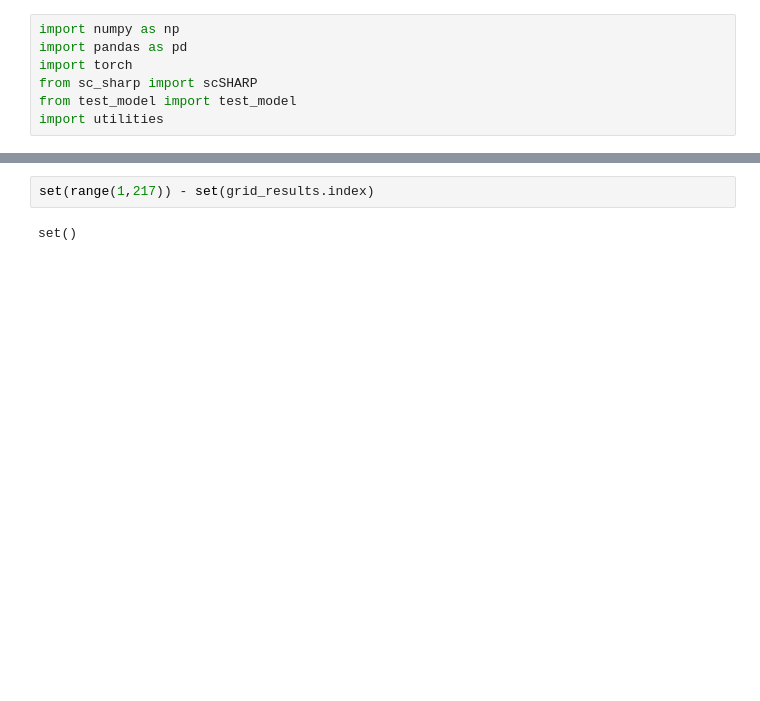
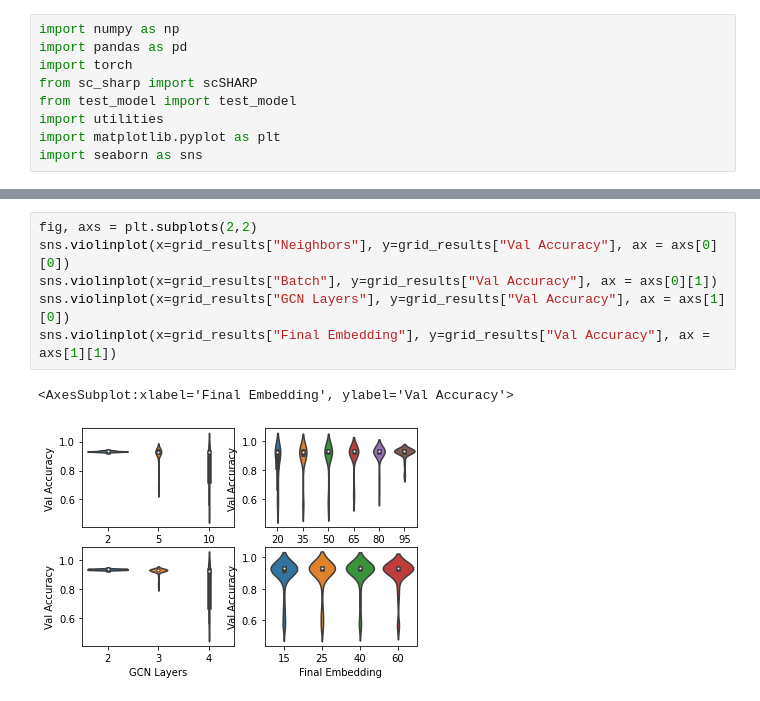
Before and after one commit to lewinsohndp/scSHARP, a Jupyter notebook: pbmc_test_results.ipynb, the cells around one changed output, grey strips where cells are left out. Saved outputs shown, nothing was run; the diff lists cells and outputs as text; blank space fills up the shorter version.

Commit message:
testing results

```diff
--- a/pbmc_test_results.ipynb
+++ b/pbmc_test_results.ipynb
@@ -5,6 +5,8 @@ import torch
 from sc_sharp import scSHARP
 from test_model import test_model
 import utilities
+import matplotlib.pyplot as plt
+import seaborn as sns
 # %%
 grid_results = pd.read_csv("grid_search_pbmc_output/combined.csv", header=None, index_col=0)
 grid_results.columns = ["Total Accuracy", "Val Accuracy", "Test Accuracy", "Total SD", "Val SD", "Test SD", "Config", "Dropout", "Batch", "Neighbors"]
@@ -26,7 +28,12 @@ grid_results.sort_values("Val Accuracy", ascending=False).head(10)
 | 139 | 0.959079 | 0.939142 | 0.0 | 0.000859 | 0.002543 | 0.0 | 2_15.txt | 0.0 | 80 | ... |
 | 160 | 0.959287 | 0.939008 | 0.0 | 0.000565 | 0.002913 | 0.0 | 2_60.txt | 0.0 | 95 | ... |
 | 7 | 0.959261 | 0.938874 | 0.0 | 0.000834 | 0.004295 | 0.0 | 2_25.txt | 0.0 | 50 | ... |
-# %%
-set(range(1,217)) - set(grid_results.index)
-# %% [output]
-set()
+# %%
+fig, axs = plt.subplots(2,2)
+sns.violinplot(x=grid_results["Neighbors"], y=grid_results["Val Accuracy"], ax = axs[0][0])
+sns.violinplot(x=grid_results["Batch"], y=grid_results["Val Accuracy"], ax = axs[0][1])
+sns.violinplot(x=grid_results["GCN Layers"], y=grid_results["Val Accuracy"], ax = axs[1][0])
+sns.violinplot(x=grid_results["Final Embedding"], y=grid_results["Val Accuracy"], ax = axs[1][1])
+# %% [output]
+<AxesSubplot:xlabel='Final Embedding', ylabel='Val Accuracy'>
+[figure, added]
```
Also changed, not shown: parts of 7 cells of this notebook, 5 other files.
